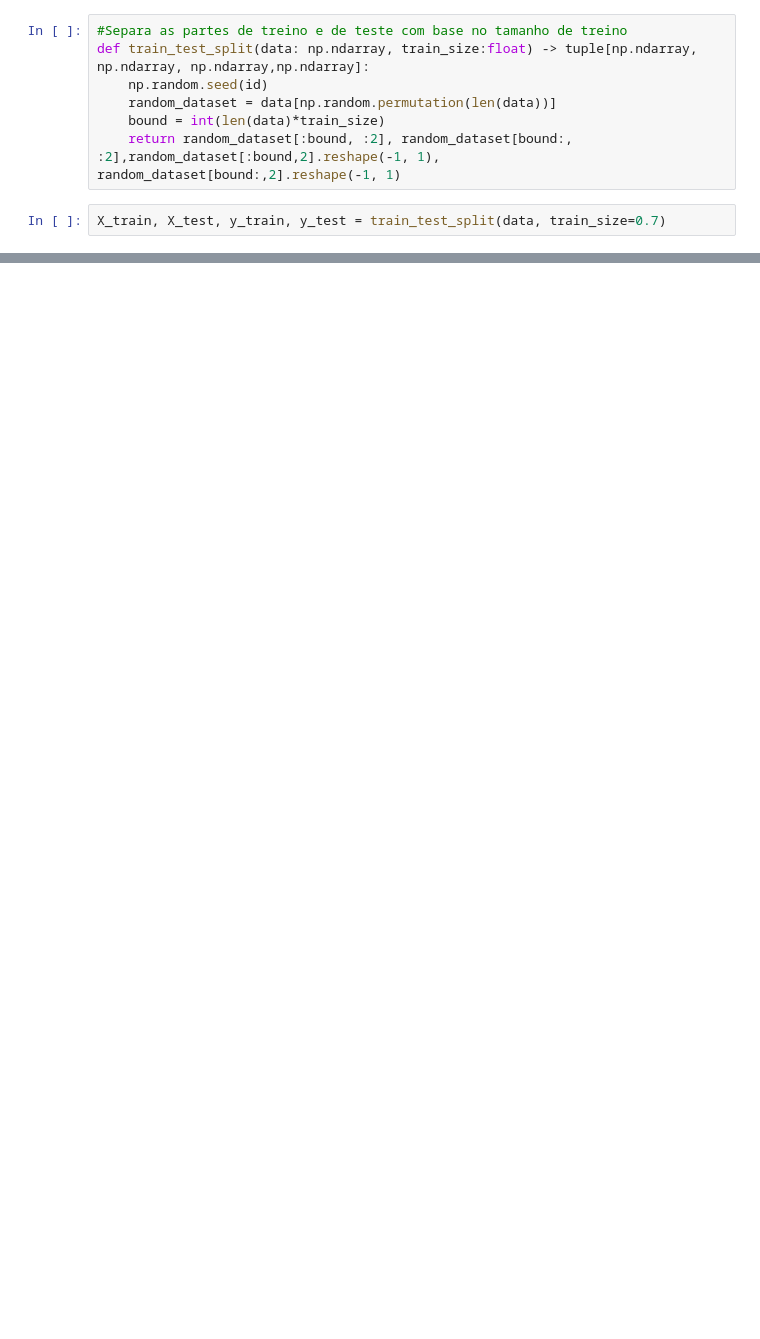
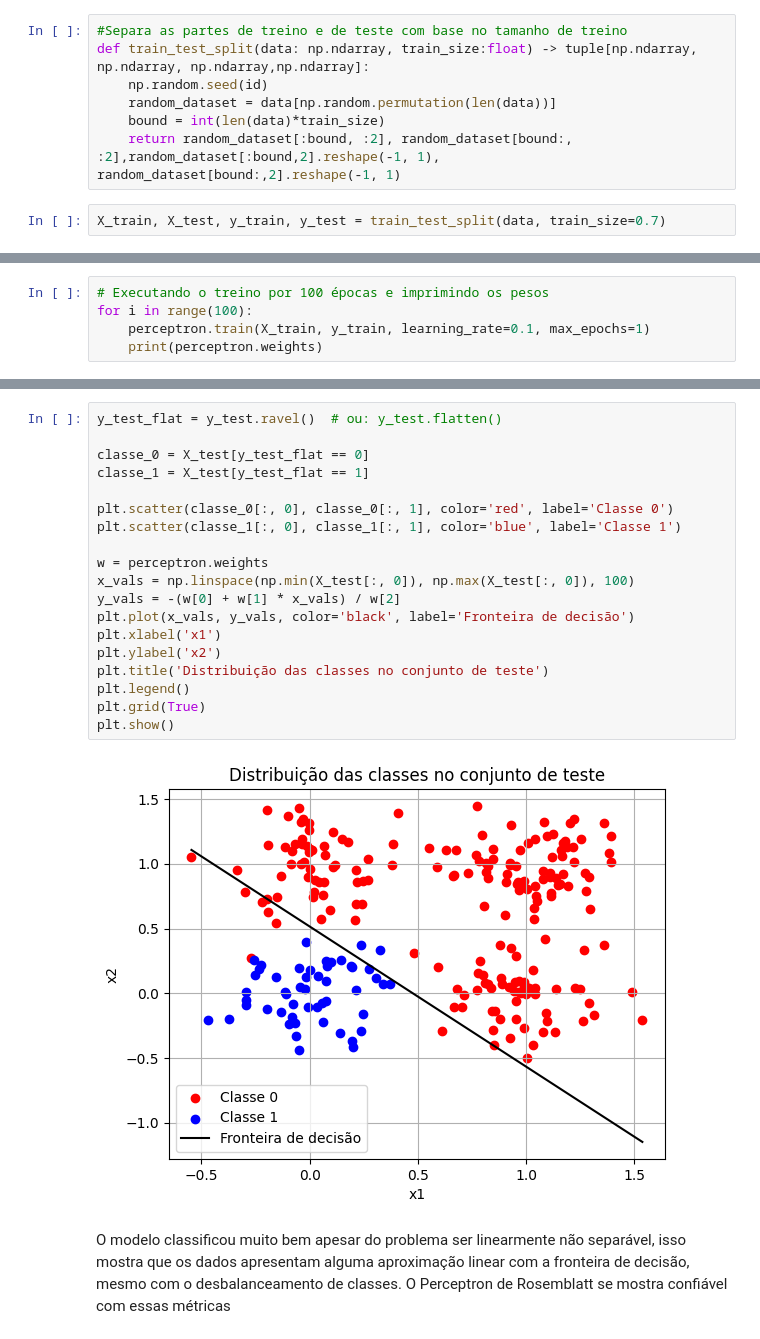
Before and after one commit to ErikExatas/Redes-Neurais-Artificiais-PP2.1, a Jupyter notebook: src/Perceptron_Rosemblatt_Parte3.ipynb, the cells around one changed output, grey strips where cells are left out. Cells and saved outputs as stored; diff of their text form; blank space fills up the shorter version.

```diff
--- a/src/Perceptron_Rosemblatt_Parte3.ipynb
+++ b/src/Perceptron_Rosemblatt_Parte3.ipynb
@@ -284,0 +209,5 @@ array([[0.],
+# %%
+# Executando o treino por 100 épocas e imprimindo os pesos
+for i in range(100):
+    perceptron.train(X_train, y_train, learning_rate=0.1, max_epochs=1)
+    print(perceptron.weights)
@@ -318,0 +272,24 @@ weighted avg     0.9619    0.9600    0.9605       800
+# %%
+y_test_flat = y_test.ravel()  # ou: y_test.flatten()
+
+classe_0 = X_test[y_test_flat == 0]
+classe_1 = X_test[y_test_flat == 1]
+
+plt.scatter(classe_0[:, 0], classe_0[:, 1], color='red', label='Classe 0')
+plt.scatter(classe_1[:, 0], classe_1[:, 1], color='blue', label='Classe 1')
+
+w = perceptron.weights
+x_vals = np.linspace(np.min(X_test[:, 0]), np.max(X_test[:, 0]), 100)
+y_vals = -(w[0] + w[1] * x_vals) / w[2]
+plt.plot(x_vals, y_vals, color='black', label='Fronteira de decisão')
+plt.xlabel('x1')
+plt.ylabel('x2')
+plt.title('Distribuição das classes no conjunto de teste')
+plt.legend()
+plt.grid(True)
+plt.show()
+# %% [output]
+[figure, added]
+# %% [markdown]
+O modelo classificou muito bem apesar do problema ser linearmente não separável, isso mostra que os dados apresentam alguma aproximação linear com a fronteira de decisão, mesmo com o desbalanceamento de classes.
+O Perceptron de Rosemblatt se mostra confiável com essas métricas
```
Also changed, not shown: parts of 16 cells of this notebook.
